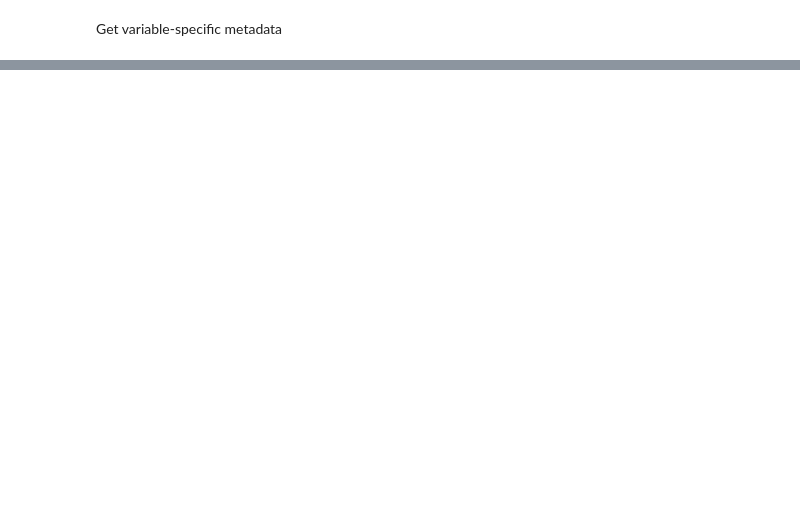
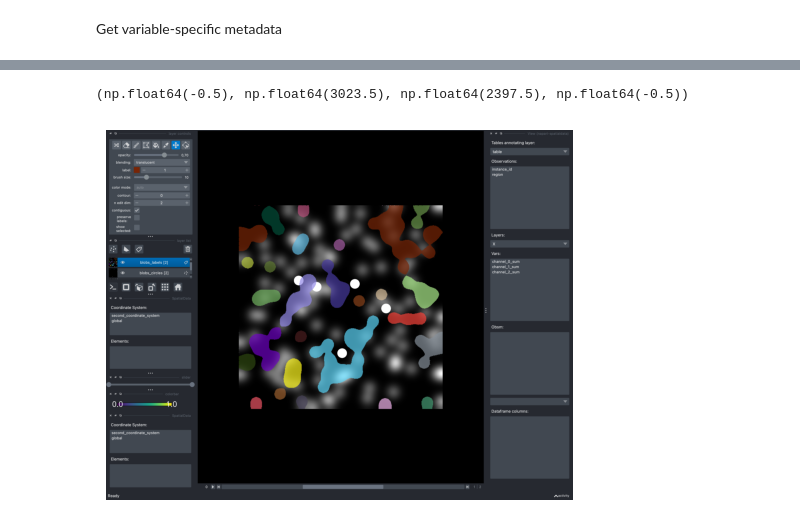
Before and after one commit to MannLabs/dvp-io, a Jupyter notebook: docs/notebooks/001_introduction-to-spatialdata.ipynb, the cells around one changed output, grey strips where cells are left out. Drawn from its saved outputs; the diff is of its cells as text; code cells hidden in the pictures; blank space fills up the shorter version.

```diff
--- a/docs/notebooks/001_introduction-to-spatialdata.ipynb
+++ b/docs/notebooks/001_introduction-to-spatialdata.ipynb
@@ -255,0 +193,3 @@ adata.var.head()
+# %%
+# Define new image (all white, 3 channels [RGB])
+new_image = np.zeros(shape=(100, 100, 3))
@@ -255,0 +198,6 @@ adata.var.head()
+# %%
+try:
+    # This code block fails
+    sdata["new_image"] = new_image
+except TypeError as e:
+    print(f"TypeError: {e}")
@@ -255,0 +206,10 @@ adata.var.head()
+# %%
+new_image_parsed = Image2DModel.parse(
+    new_image,
+    dims=("x", "y", "c"),  # define axes of image (x, y, channels)
+    c_coords=("r", "g", "b"),  # optional: name channels
+)
+
+
+# Assign image to existing spatialdata, this works
+sdata.images["new_image"] = new_image_parsed
@@ -255,0 +258,18 @@ adata.var.head()
+# %%
+# Start session
+interactive = Interactive(sdata)
+
+# # Basic viz:
+interactive.add_element("blobs_image", element_coordinate_system="global")
+interactive.add_element("blobs_circles", element_coordinate_system="global")
+interactive.add_element("blobs_labels", element_coordinate_system="global")
+
+
+# If you would like to explore it locally, uncomment the following line:
+# interactive.run()
+
+# Visualize screenshot
+screenshot = interactive.screenshot()
+plt.imshow(screenshot)
+plt.axis("off")
+# %% [output]
@@ -255,0 +284,2 @@ adata.var.head()
+(np.float64(-0.5), np.float64(3023.5), np.float64(2397.5), np.float64(-0.5))
+[figure, added]
```
Also changed, not shown: parts of 32 cells of this notebook.
